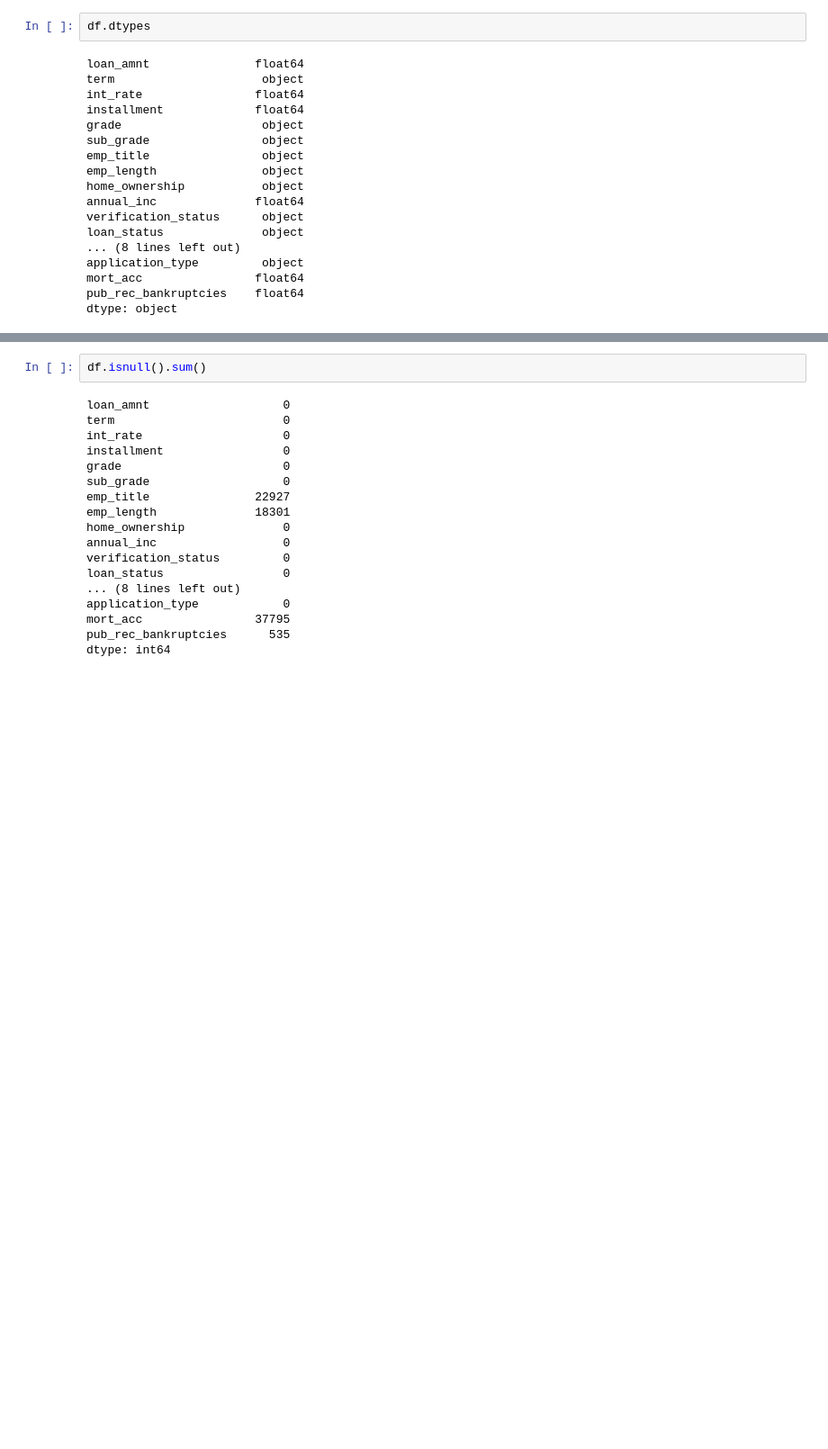
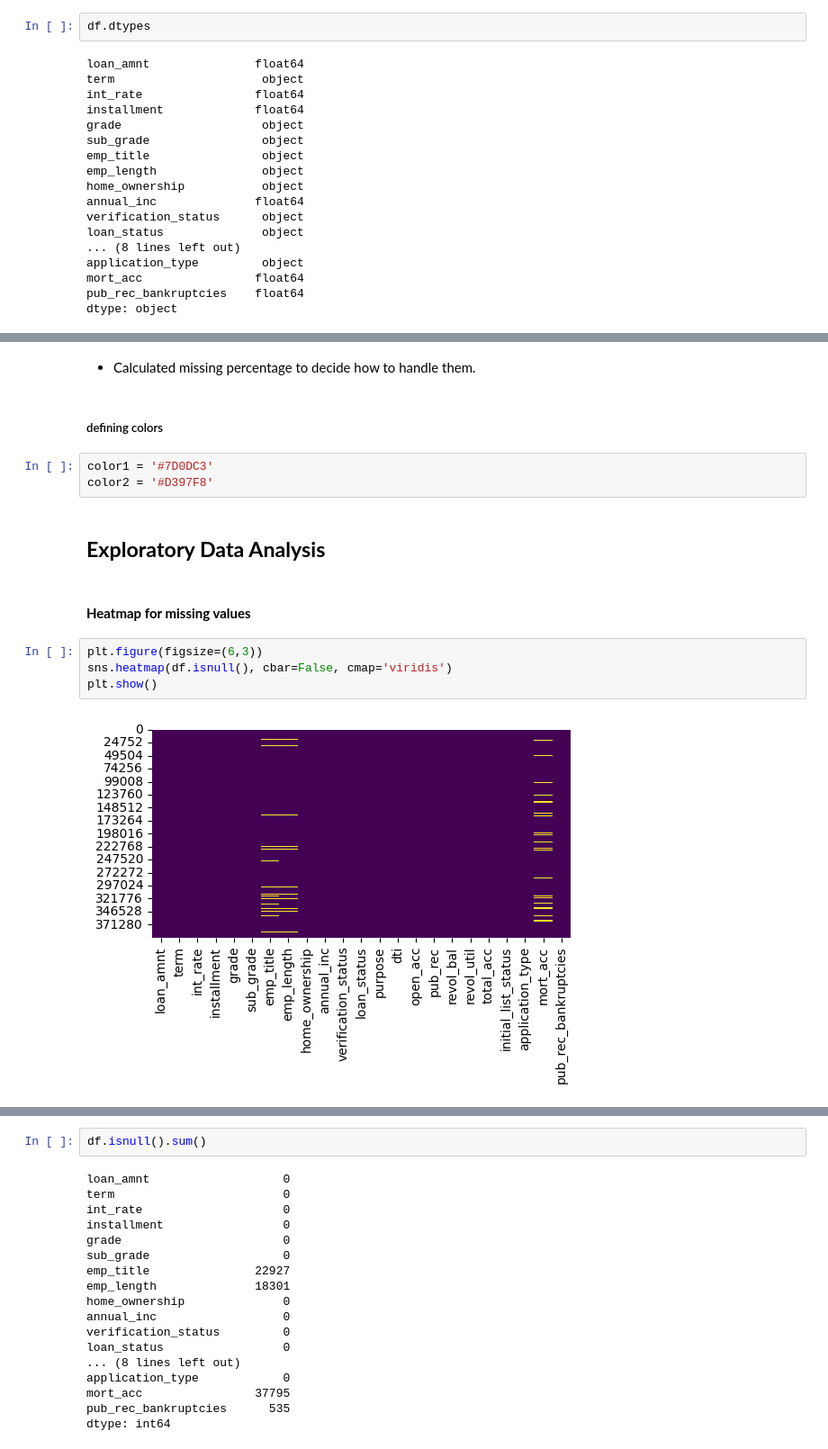
Before and after one commit to Sudais-shah/AI-Driven-Loan-Default-Prediction, a Jupyter notebook: AI-Driven Loan Default Prediction.ipynb, the cells around one changed output, grey strips where cells are left out. Shown at 90% size. Cells and saved outputs as stored; diff of their text form; blank space fills up the shorter version.

```diff
--- a/AI-Driven Loan Default Prediction.ipynb
+++ b/AI-Driven Loan Default Prediction.ipynb
@@ -127,0 +216,17 @@ dtype: object
+# %% [markdown]
+- Calculated missing percentage to decide how to handle them.
+# %% [markdown]
+##### defining colors
+# %%
+color1 = '#7D0DC3'
+color2 = '#D397F8'
+# %% [markdown]
+## **Exploratory Data Analysis**
+# %% [markdown]
+#### **Heatmap for missing values**
+# %%
+plt.figure(figsize=(6,3))
+sns.heatmap(df.isnull(), cbar=False, cmap='viridis')
+plt.show()
+# %% [output]
+[figure, added]
```
Also changed, not shown: parts of 208 cells of this notebook, 1 other file.
